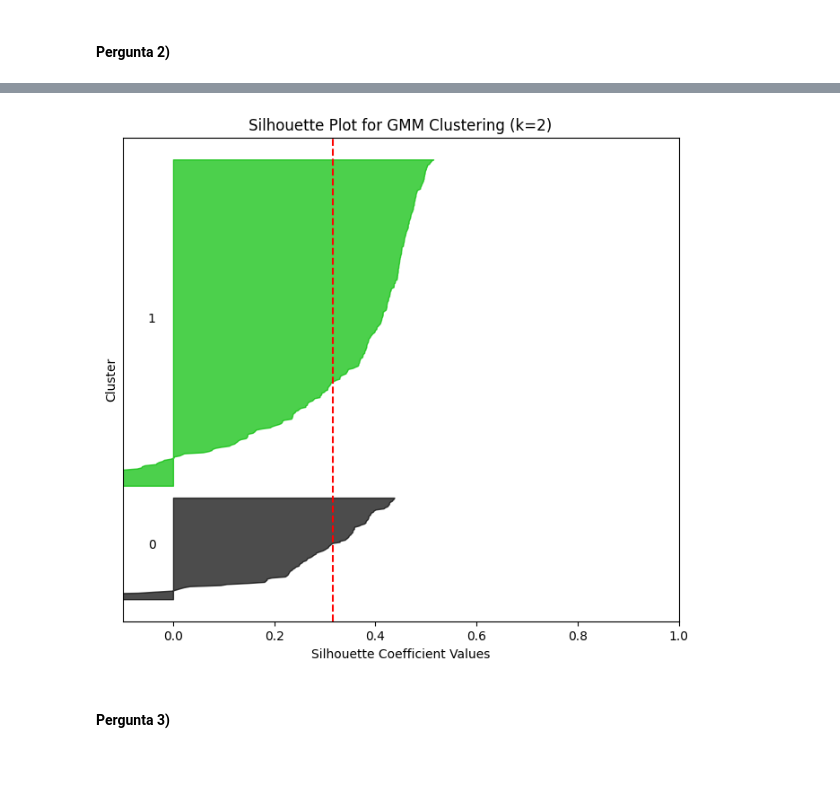
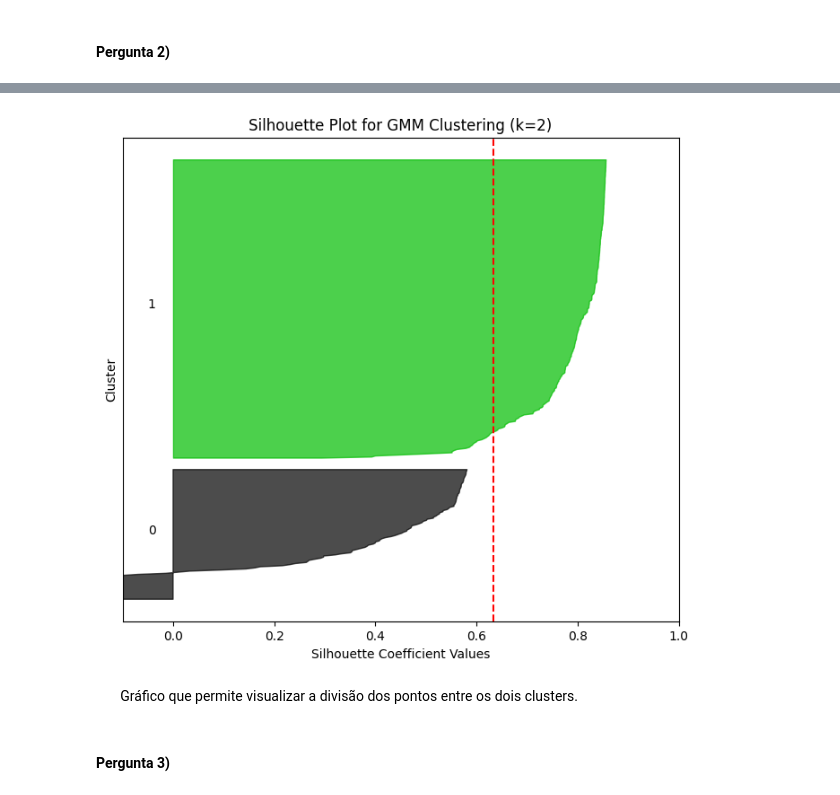
Before and after one commit to leocfig/Apren-24-25, a Jupyter notebook: Award/G041_notebook.ipynb, the cells around one changed output, grey strips where cells are left out. Saved outputs shown, nothing was run; the diff lists cells and outputs as text; code cells hidden in the pictures; blank space fills up the shorter version.

```diff
--- a/Award/G041_notebook.ipynb
+++ b/Award/G041_notebook.ipynb
@@ -85,21 +81,21 @@ import numpy as np
 from scipy.stats import spearmanr
 
 # Range of cluster numbers to evaluate
-k_values = range(2, 13)  # Start with 2 clusters, up to 12 clusters
+k_values = range(2, 13)
 silhouette_scores = []
 
 # Perform EM clustering for different k
 for k in k_values:
 
     # Initialize and fit Gaussian Mixture Model
-    gmm = GaussianMixture(n_components=k, init_params='random_from_data', n_init=3, random_state=42)        # init_params = ?, n_init = ?
-    gmm.fit(X_train_scaled)
+    gmm = GaussianMixture(n_components=k, init_params='random_from_data', n_init=2, random_state=42)
+    gmm.fit(X_train)
 
     # Predict cluster labels
-    cluster_labels = gmm.predict(X_train_scaled)
+    cluster_labels = gmm.predict(X_train)
 
     # Evaluate Silhouette Score
-    score = silhouette_score(X_train_scaled, cluster_labels)
+    score = silhouette_score(X_train, cluster_labels)
     silhouette_scores.append(score)
 
 
@@ -132,42 +136,44 @@ from sklearn.metrics import silhouette_samples
 import matplotlib.cm as cm
 
 # Initialize and fit GMM for the optimal k
-gmm = GaussianMixture(n_components=optimal_k, init_params='random_from_data', n_init=1, random_state=42)    # init_params = ?, n_init = ?
-gmm.fit(X_train_scaled)
-cluster_labels = gmm.predict(X_train_scaled)
+gmm = GaussianMixture(n_components=optimal_k, init_params='random_from_data', n_init=2, random_state=42)
+gmm.fit(X_train)
+cluster_labels = gmm.predict(X_train)
 
 # Calculate silhouette scores for each sample
-silhouette_avg = silhouette_score(X_train_scaled, cluster_labels)
-silhouette_values = silhouette_samples(X_train_scaled, cluster_labels)
+silhouette_avg = silhouette_score(X_train, cluster_labels)
+silhouette_values = silhouette_samples(X_train, cluster_labels)
 
 # Plot the silhouette
 fig, ax1 = plt.subplots(1, 1, figsize=(8, 7))
 
 y_lower = 10  # Starting position for the silhouette plots
 for i in range(optimal_k):
     # Extract silhouette scores for the current cluster
     cluster_silhouette_values = silhouette_values[cluster_labels == i]
     cluster_silhouette_values.sort()  # Sort for better visualization
 
     cluster_size = cluster_silhouette_values.shape[0]
     y_upper = y_lower + cluster_size
 
     # Color map for the silhouette plots
     color = cm.nipy_spectral(float(i) / optimal_k)
     ax1.fill_betweenx(np.arange(y_lower, y_upper), 0, cluster_silhouette_values, facecolor=color, edgecolor=color, alpha=0.7)
     ax1.text(-0.05, y_lower + 0.5 * cluster_size, str(i))  # Add cluster labels
     y_lower = y_upper + 10  # Add spacing between plots
 
 # Add average silhouette score as a vertical line
 ax1.axvline(x=silhouette_avg, color="red", linestyle="--")
 ax1.set_title(f"Silhouette Plot for GMM Clustering (k={optimal_k})")
 ax1.set_xlabel("Silhouette Coefficient Values")
 ax1.set_ylabel("Cluster")
 ax1.set_yticks([])  # Remove y-axis ticks for clarity
 ax1.set_xlim([-0.1, 1])  # Silhouette values range from -1 to 1
 plt.show()
 # %% [output]
-[figure, old version]
+[figure, new version]
+# %% [markdown]
+&nbsp;&nbsp;&nbsp;&nbsp;&nbsp;&nbsp;&nbsp;Gráfico que permite visualizar a divisão dos pontos entre os dois clusters.
 # %% [markdown]
 #### Pergunta 3)
 # %%
```
Also changed, not shown: parts of 7 cells of this notebook.
